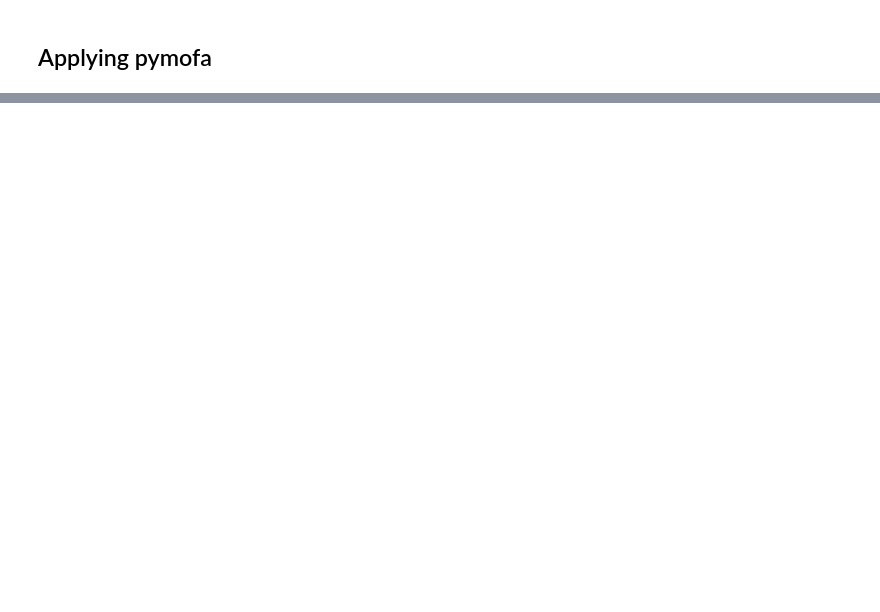
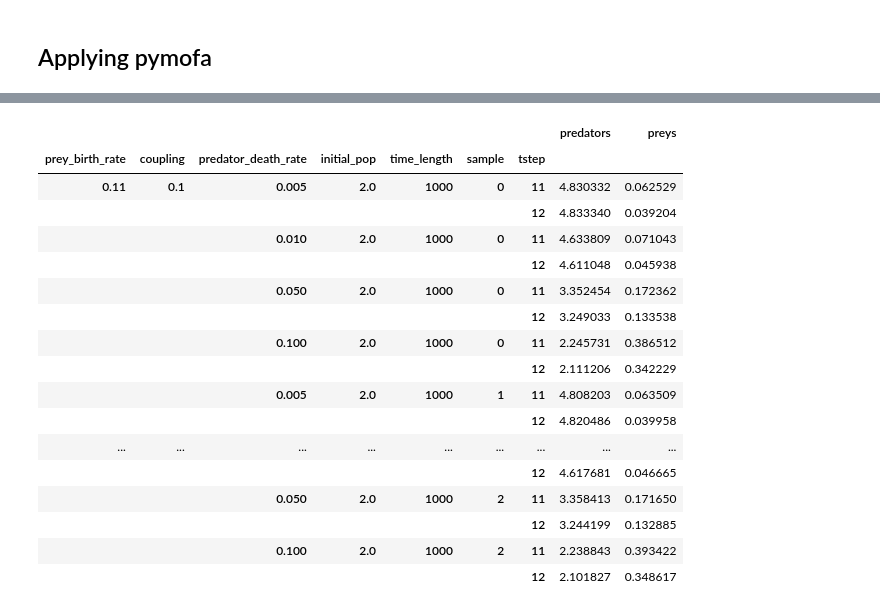
Before and after one commit to pik-copan/pymofa, a Jupyter notebook: tutorial/01_RunningAModel.ipynb, the cells around one changed output, grey strips where cells are left out. Cells and saved outputs as stored; diff of their text form; code cells hidden in the pictures; blank space fills up the shorter version.

```diff
--- a/tutorial/01_RunningAModel.ipynb
+++ b/tutorial/01_RunningAModel.ipynb
@@ -90,0 +100,3 @@ def RUN_FUNC(prey_birth_rate, coupling, predator_death_rate, initial_pop, time_l
+# %%
+runfunc_output = pd.DataFrame(columns=["predators", "preys"])
+runfunc_output.index.name = "tstep"
@@ -90,0 +107,9 @@ def RUN_FUNC(prey_birth_rate, coupling, predator_death_rate, initial_pop, time_l
+# %%
+def get_store_index_names():
+    """
+    """
+
+    param_names = RUN_FUNC.__code__.co_varnames[:RUN_FUNC.__code__.co_argcount-1]
+    mix_names = param_names + ("sample",) + tuple(runfunc_output.index.names)
+
+    return mix_names
@@ -90,0 +126,26 @@ def RUN_FUNC(prey_birth_rate, coupling, predator_death_rate, initial_pop, time_l
+# %%
+def store(run_func_result, pcs):
+    """
+    store the run func result
+    TODO: posss. better doc string
+
+    Parameters
+    -----------
+    pcs : tuple
+        (pc, c) with pc=parameter combination (iterab. of floats) and s=sample (int)
+    """
+
+    # ID : the current parameter combinations + sample
+    ID = [[p] for p in pcs[0]] + [[pcs[1]]] # last one is sample
+
+    mix = pd.MultiIndex.from_product(ID + [run_func_result.index.values],
+                                     names=get_store_index_names())
+
+    mrfs = pd.DataFrame(data=run_func_result.values,
+                        index=mix, columns=run_func_result.columns)
+
+    with pd.HDFStore("store.h5", mode="a") as store:
+        store.append("dat", mrfs)
+        # print(store)
+
+    # append mrfs to wdf
@@ -117,2 +213,27 @@ Calculating 0 ...done.
+# %%
+
+with pd.HDFStore("store.h5") as store:
+    dat = store.select("dat", "initial_pop=2.0 & tstep>10 & tstep < 13 & prey_birth_rate =0.11")
+
+dat
+# %% [output]
+|  |  |  |  |  |  |  | predators | preys |
+| prey_birth_rate | coupling | predator_death_rate | initial_pop | time_length | sample | tstep |  |  |
+| 0.11 | 0.1 | 0.005 | 2.0 | 1000 | 0 | 11 | 4.830332 | 0.062529 |
+|  |  |  |  |  |  | 12 | 4.833340 | 0.039204 |
+|  |  | 0.010 | 2.0 | 1000 | 0 | 11 | 4.633809 | 0.071043 |
+|  |  |  |  |  |  | 12 | 4.611048 | 0.045938 |
+|  |  | 0.050 | 2.0 | 1000 | 0 | 11 | 3.352454 | 0.172362 |
+|  |  |  |  |  |  | 12 | 3.249033 | 0.133538 |
+|  |  | 0.100 | 2.0 | 1000 | 0 | 11 | 2.245731 | 0.386512 |
+|  |  |  |  |  |  | 12 | 2.111206 | 0.342229 |
+|  |  | 0.005 | 2.0 | 1000 | 1 | 11 | 4.808203 | 0.063509 |
+|  |  |  |  |  |  | 12 | 4.820486 | 0.039958 |
+| ... | ... | ... | ... | ... | ... | ... | ... | ... |
+|  |  |  |  |  |  | 12 | 4.617681 | 0.046665 |
+|  |  | 0.050 | 2.0 | 1000 | 2 | 11 | 3.358413 | 0.171650 |
+|  |  |  |  |  |  | 12 | 3.244199 | 0.132885 |
+|  |  | 0.100 | 2.0 | 1000 | 2 | 11 | 2.238843 | 0.393422 |
+|  |  |  |  |  |  | 12 | 2.101827 | 0.348617 |
 # %%
 rm -r dummy/
```
Also changed, not shown: parts of 14 cells of this notebook, 2 other files.
